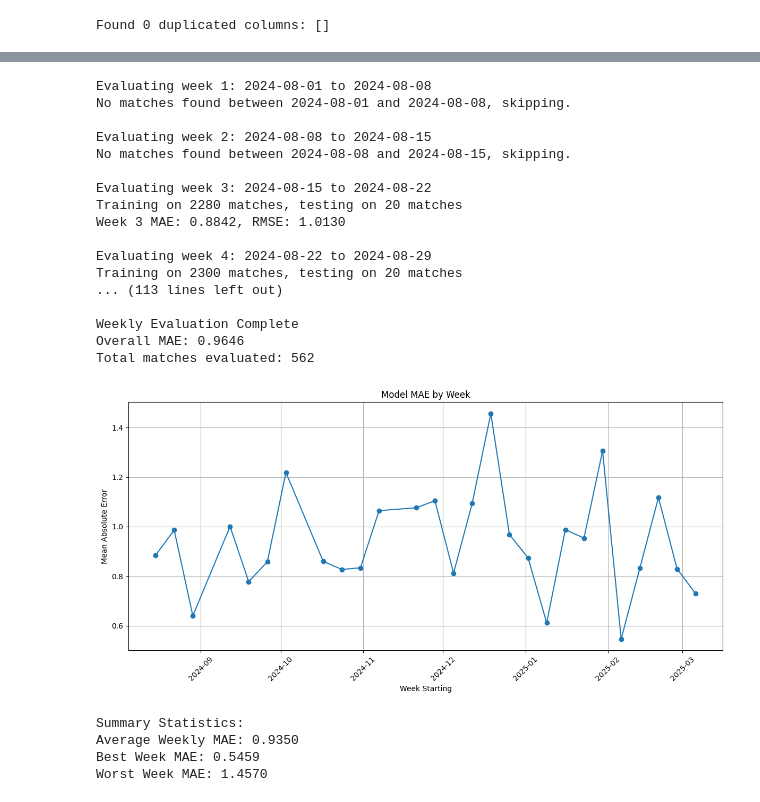
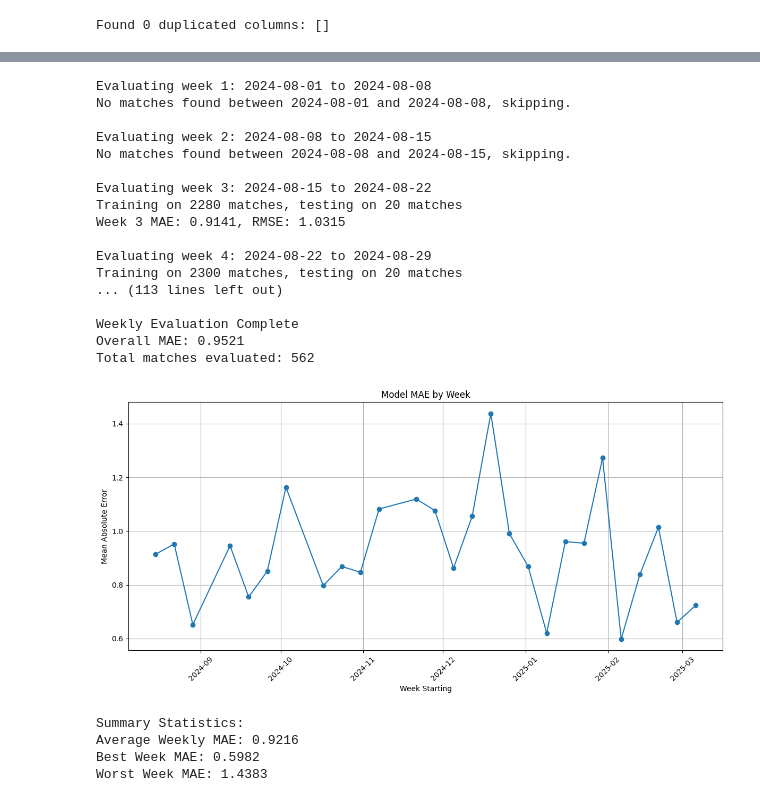
Before and after one commit to louis-porter/team-eval, a Jupyter notebook: ml/xgboost_model.ipynb, the cells around one changed output, grey strips where cells are left out. Drawn from its saved outputs; the diff is of its cells as text; code cells hidden in the pictures.

```diff
--- a/ml/xgboost_model.ipynb
+++ b/ml/xgboost_model.ipynb
@@ -555,16 +584,20 @@ def predict_match(trained_model, X_test, home_team, away_team, division="Premier
     away_metrics = calc_team_metrics_up_to_date(away_team, match_date)
 
     # Get market values (assuming these are available in your dataset)
-    # You might need to replace this with actual logic to get the latest market values
     home_market_value = df[df['team'] == home_team].iloc[-1]['avg_market_value'] if len(df[df['team'] == home_team]) > 0 else np.nan
     away_market_value = df[df['team'] == away_team].iloc[-1]['avg_market_value'] if len(df[df['team'] == away_team]) > 0 else np.nan
+
+    # Calculate the interaction term for both home and away
+    home_xg_interaction = home_metrics['rolling_xg_for'] * away_metrics['rolling_xg_against']
+    away_xg_interaction = away_metrics['rolling_xg_for'] * home_metrics['rolling_xg_against']
 
     # Create prediction features for home team
     home_features = pd.DataFrame({
         'division': [division],
         'home?': [1],
-        #'avg_market_value': [home_market_value],
-        #'opponent_avg_market_value': [away_market_value],
+        'avg_market_value': [home_market_value],
+        'opponent_avg_market_value': [away_market_value],
+        #'xg_interaction': [home_xg_interaction],
         'rolling_goals_for': [home_metrics['rolling_goals_for']],
         'rolling_xg_for': [home_metrics['rolling_xg_for']],
         'rolling_shots_for': [home_metrics['rolling_shots_for']],
@@ -585,8 +618,9 @@ def predict_match(trained_model, X_test, home_team, away_team, division="Premier
     away_features = pd.DataFrame({
         'division': [division],
         'home?': [0],
-        #'avg_market_value': [away_market_value],
-        #'opponent_avg_market_value': [home_market_value],
+        'avg_market_value': [away_market_value],
+        'opponent_avg_market_value': [home_market_value],
+        #'xg_interaction': [away_xg_interaction] ,
         'rolling_goals_for': [away_metrics['rolling_goals_for']],
         'rolling_xg_for': [away_metrics['rolling_xg_for']],
         'rolling_shots_for': [away_metrics['rolling_shots_for']],
@@ -627,7 +661,7 @@ def predict_match(trained_model, X_test, home_team, away_team, division="Premier
     home_goals_pred = trained_model.predict(home_features)[0]
     away_goals_pred = trained_model.predict(away_features)[0]
 
-    # Calculate win probabilities using Poisson distribution
+    # The rest of your function remains the same...
     max_goals = 10
     home_goals_pmf = np.array([poisson.pmf(i, home_goals_pred) for i in range(max_goals)])
     away_goals_pmf = np.array([poisson.pmf(i, away_goals_pred) for i in range(max_goals)])
@@ -636,9 +670,9 @@ def predict_match(trained_model, X_test, home_team, away_team, division="Premier
     score_matrix = np.outer(home_goals_pmf, away_goals_pmf)
 
     # Calculate outcome probabilities
-    home_win_prob = np.sum(np.tril(score_matrix, -1))  # Below diagonal (home > away)
-    draw_prob = np.sum(np.diag(score_matrix))          # Diagonal (home = away)
-    away_win_prob = np.sum(np.triu(score_matrix, 1))   # Above diagonal (home < away)
+    home_win_prob = np.sum(np.tril(score_matrix, -1))
+    draw_prob = np.sum(np.diag(score_matrix))
+    away_win_prob = np.sum(np.triu(score_matrix, 1))
 
     # Find most likely scoreline
     max_score_idx = np.unravel_index(score_matrix.argmax(), score_matrix.shape)
@@ -663,8 +697,8 @@ def predict_match(trained_model, X_test, home_team, away_team, division="Premier
 prediction = predict_match(
     trained_model=model,  # Your trained XGBoost model
     X_test=X_test,        # Your test dataset (needed for categorical encodings)
-    home_team="Nott'm Forest",
-    away_team="Man United",
+    home_team="Newcastle",
+    away_team="Chelsea",
     division="Premier League",
     match_date="2025-03-17"  # Optional - defaults to current date if not provided
 )
@@ -948,12 +992,13 @@ def evaluate_weekly(final_df, start_date, end_date, feature_cols, target_col="go
     # Set up XGBoost model parameters
     model_params = {
         'n_estimators': 100,
-        'learning_rate': 0.03,
-        'max_depth': 2,
+        'learning_rate': 0.05,
+        'max_depth': 3,
         'subsample': 0.7,
-        'colsample_bytree': 0.9,
-        'min_child_weight': 1,
+        'colsample_bytree': 0.8,
+        'min_child_weight': 3,
         'gamma': 0,
+        'alpha': 1,
         'random_state': 26,
         'enable_categorical': True
     }
@@ -1048,9 +1093,10 @@ def evaluate_weekly(final_df, start_date, end_date, feature_cols, target_col="go
     return results_df, all_predictions_df
 
 # Define feature columns
-feature_cols = ["division", "home?", #"team", "opponent_team",
-                "rolling_goals_for", "rolling_xg_for", "rolling_shots_for",
-                "opponent_rolling_goals_against",  "opponent_rolling_xg_against", "opponent_rolling_shots_against"]
+feature_cols = ["division", "home?", "avg_market_value", "opponent_avg_market_value", #"xg_interaction",
+                "rolling_goals_for", "rolling_xg_for", "rolling_shots_for", "rolling_shots_on_target_for", "rolling_corners_for", "rolling_deep_for", "rolling_ppda_for",
+                "opponent_rolling_goals_against", "opponent_rolling_xg_against", "opponent_rolling_shots_against", "opponent_rolling_shots_on_target_against", "opponent_rolling_corners_against", "opponent_rolling_deep_against", "opponent_rolling_ppda_against"]
+
 
 # Set evaluation period
 start_date = "2024-08-01"  # Start after a few games have been played
@@ -1072,37 +1118,39 @@ plt.figure(figsize=(12, 6))
 plt.plot(weekly_results['week_starting'], weekly_results['mae'], marker='o')
 plt.title('Model MAE by Week')
 plt.xlabel('Week Starting')
 plt.ylabel('Mean Absolute Error')
 plt.grid(True)
 plt.xticks(rotation=45)
 plt.tight_layout()
 plt.show()
 
 # Print summary statistics
 print("\nSummary Statistics:")
 print(f"Average Weekly MAE: {weekly_results['mae'].mean():.4f}")
 print(f"Best Week MAE: {weekly_results['mae'].min():.4f}")
 print(f"Worst Week MAE: {weekly_results['mae'].max():.4f}")
+
+all_predictions.to_csv("preds.csv")
 # %% [output]
 Evaluating week 1: 2024-08-01 to 2024-08-08
 No matches found between 2024-08-01 and 2024-08-08, skipping.
 
 Evaluating week 2: 2024-08-08 to 2024-08-15
 No matches found between 2024-08-08 and 2024-08-15, skipping.
 
 Evaluating week 3: 2024-08-15 to 2024-08-22
 Training on 2280 matches, testing on 20 matches
-Week 3 MAE: 0.8842, RMSE: 1.0130
+Week 3 MAE: 0.9141, RMSE: 1.0315
 
 Evaluating week 4: 2024-08-22 to 2024-08-29
 Training on 2300 matches, testing on 20 matches
 ... (113 lines left out)
 
 Weekly Evaluation Complete
-Overall MAE: 0.9646
+Overall MAE: 0.9521
 Total matches evaluated: 562
-[figure, old version]
+[figure, new version]
 Summary Statistics:
-Average Weekly MAE: 0.9350
-Best Week MAE: 0.5459
-Worst Week MAE: 1.4570
+Average Weekly MAE: 0.9216
+Best Week MAE: 0.5982
+Worst Week MAE: 1.4383
```
Also changed, not shown: parts of 8 cells of this notebook, 1 other file.
